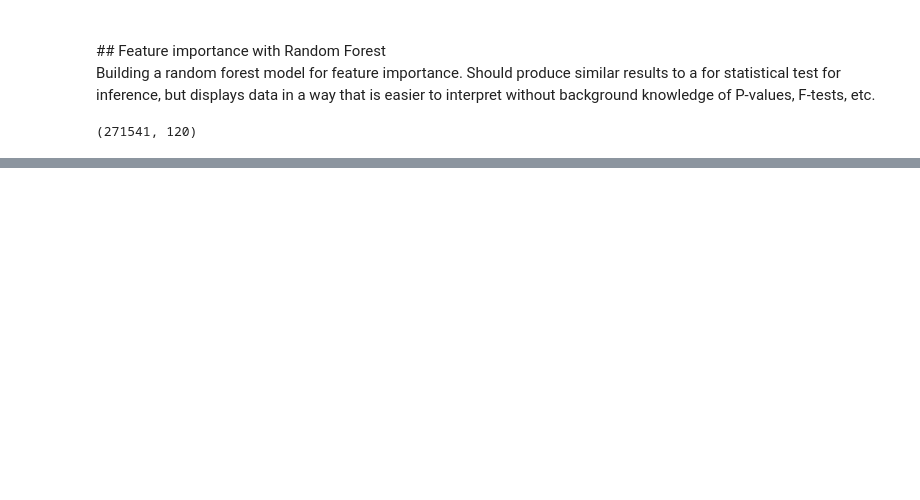
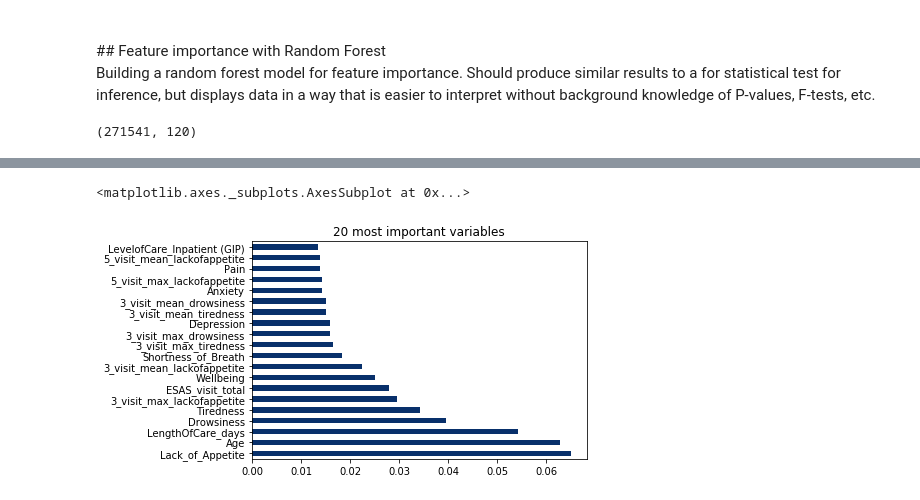
Before and after one commit to mark-mediware/carepoint, a Jupyter notebook: feature_selection_RF.ipynb, the cells around one changed output, grey strips where cells are left out. Saved outputs shown, nothing was run; the diff lists cells and outputs as text; code cells hidden in the pictures; blank space fills up the shorter version.

```diff
--- a/feature_selection_RF.ipynb
+++ b/feature_selection_RF.ipynb
@@ -86,0 +146,8 @@ plt.show()
+# %%
+#top 20 horizontal
+feat_importances = pd.Series(forest_med.feature_importances_, index=X.columns)
+feat_importances = feat_importances.nlargest(20)
+feat_importances.plot(kind='barh', colormap='Blues_r', title = '20 most important variables')
+# %% [output]
+<matplotlib.axes._subplots.AxesSubplot at 0x...>
+[figure, added]
```
Also changed, not shown: parts of 6 cells of this notebook.
